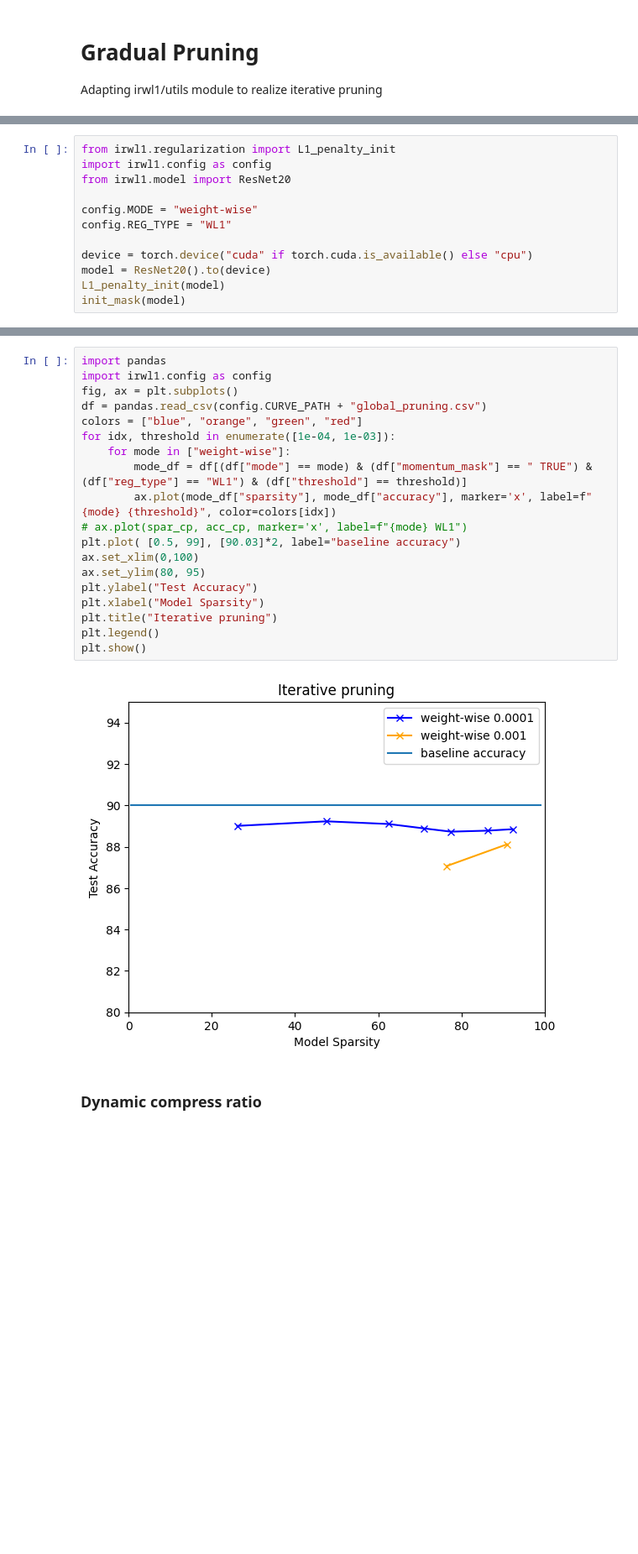
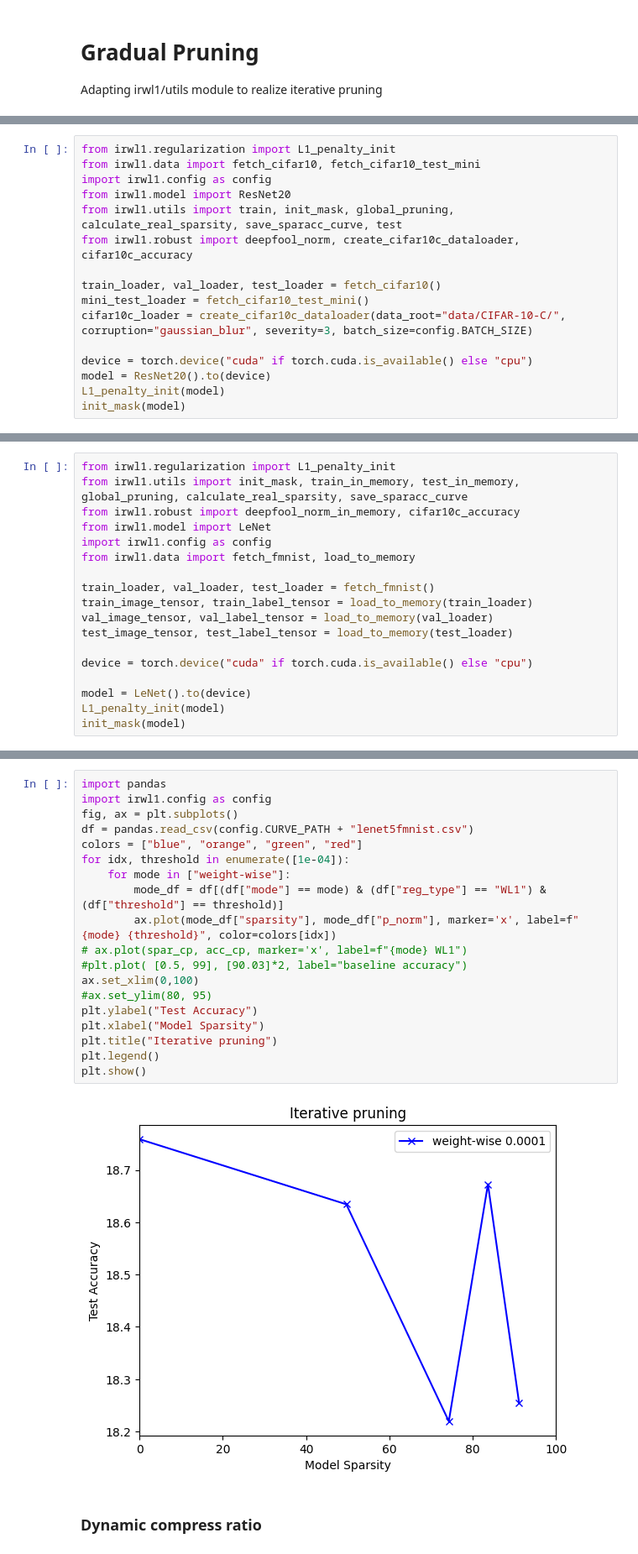
Before and after one commit to VVilmos/irwl1-adaptation, a Jupyter notebook: L0_vs_IRL1_newer.ipynb, the cells around one changed output, grey strips where cells are left out. Shown at 84% size. Cells and saved outputs as stored; diff of their text form; blank space fills up the shorter version.

```diff
--- a/L0_vs_IRL1_newer.ipynb
+++ b/L0_vs_IRL1_newer.ipynb
@@ -98,10 +91,14 @@ Adapting irwl1/utils module to realize iterative pruning
 # %%
 from irwl1.regularization import L1_penalty_init
+from irwl1.data import fetch_cifar10, fetch_cifar10_test_mini
 import irwl1.config as config
 from irwl1.model import ResNet20
+from irwl1.utils import train, init_mask, global_pruning, calculate_real_sparsity, save_sparacc_curve, test
+from irwl1.robust import deepfool_norm, create_cifar10c_dataloader, cifar10c_accuracy
 
-config.MODE = "weight-wise"
-config.REG_TYPE = "WL1"
+train_loader, val_loader, test_loader = fetch_cifar10()
+mini_test_loader = fetch_cifar10_test_mini()
+cifar10c_loader = create_cifar10c_dataloader(data_root="data/CIFAR-10-C/", corruption="gaussian_blur", severity=3, batch_size=config.BATCH_SIZE)
 
 device = torch.device("cuda" if torch.cuda.is_available() else "cpu")
 model = ResNet20().to(device)
@@ -190,0 +200,18 @@ dtype: object
+# %%
+from irwl1.regularization import L1_penalty_init
+from irwl1.utils import init_mask, train_in_memory, test_in_memory, global_pruning, calculate_real_sparsity, save_sparacc_curve
+from irwl1.robust import deepfool_norm_in_memory, cifar10c_accuracy
+from irwl1.model import LeNet
+import irwl1.config as config
+from irwl1.data import fetch_fmnist, load_to_memory
+
+train_loader, val_loader, test_loader = fetch_fmnist()
+train_image_tensor, train_label_tensor = load_to_memory(train_loader)
+val_image_tensor, val_label_tensor = load_to_memory(val_loader)
+test_image_tensor, test_label_tensor = load_to_memory(test_loader)
+
+device = torch.device("cuda" if torch.cuda.is_available() else "cpu")
+
+model = LeNet().to(device)
+L1_penalty_init(model)
+init_mask(model)
@@ -191,24 +304,24 @@ dtype: object
 # %%
 import pandas
 import irwl1.config as config
 fig, ax = plt.subplots()
-df = pandas.read_csv(config.CURVE_PATH + "global_pruning.csv")
+df = pandas.read_csv(config.CURVE_PATH + "lenet5fmnist.csv")
 colors = ["blue", "orange", "green", "red"]
-for idx, threshold in enumerate([1e-04, 1e-03]):
+for idx, threshold in enumerate([1e-04]):
     for mode in ["weight-wise"]:
-        mode_df = df[(df["mode"] == mode) & (df["momentum_mask"] == " TRUE") & (df["reg_type"] == "WL1") & (df["threshold"] == threshold)]
-        ax.plot(mode_df["sparsity"], mode_df["accuracy"], marker='x', label=f"{mode} {threshold}", color=colors[idx])
+        mode_df = df[(df["mode"] == mode) & (df["reg_type"] == "WL1") & (df["threshold"] == threshold)]
+        ax.plot(mode_df["sparsity"], mode_df["p_norm"], marker='x', label=f"{mode} {threshold}", color=colors[idx])
 # ax.plot(spar_cp, acc_cp, marker='x', label=f"{mode} WL1")
-plt.plot( [0.5, 99], [90.03]*2, label="baseline accuracy")
+#plt.plot( [0.5, 99], [90.03]*2, label="baseline accuracy")
 ax.set_xlim(0,100)
-ax.set_ylim(80, 95)
+#ax.set_ylim(80, 95)
 plt.ylabel("Test Accuracy")
 plt.xlabel("Model Sparsity")
 plt.title("Iterative pruning")
 plt.legend()
 plt.show()
 # %% [output]
-[figure, old version]
+[figure, new version]
 # %% [markdown]
 ### Dynamic compress ratio
 # %%
```
Also changed, not shown: parts of 6 cells of this notebook, 12 other files.
